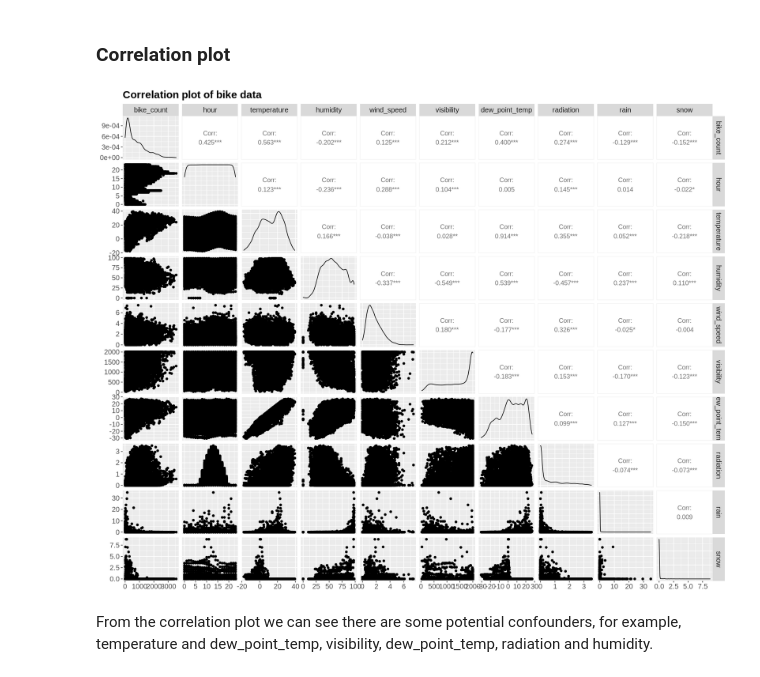
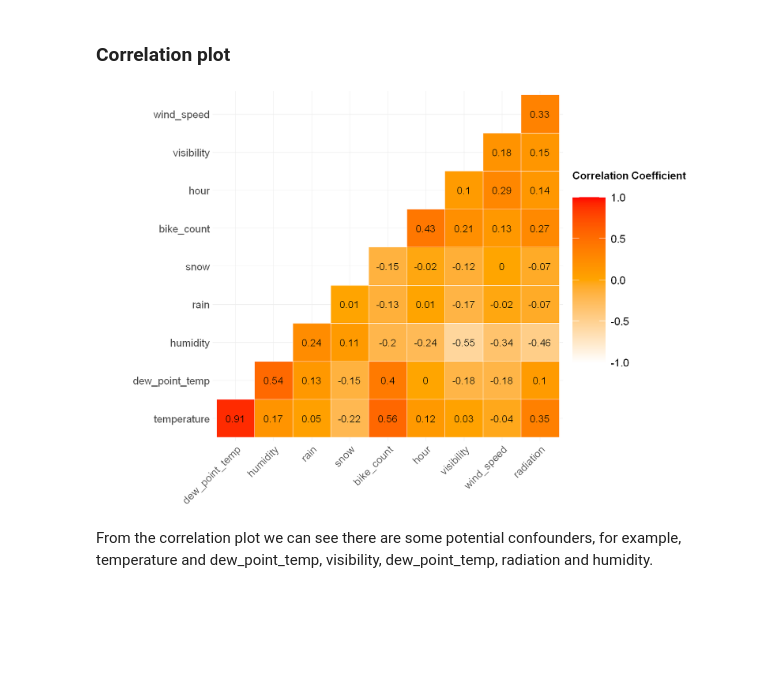
Before and after one commit to omertahi/STAT301-Project, a Jupyter notebook: Project Proposal.ipynb, the cells around one changed output. Cells and saved outputs as stored; diff of their text form; code cells hidden in the pictures; blank space fills up the shorter version.

Commit message:
Fixed Correlation plot

```diff
--- a/Project Proposal.ipynb
+++ b/Project Proposal.ipynb
@@ -44,7 +30,7 @@ The following object is masked from 'package:dplyr':
 url <- "http://archive.ics.uci.edu/ml/machine-learning-databases/00560/SeoulBikeData.csv"
 
 bike_data <-
-    read.csv(url, encoding='utf-8') %>%
+    read.csv(url, encoding = 'utf-8') |>
     setNames(c("date",
                "bike_count",
                "hour",
@@ -58,8 +44,8 @@ bike_data <-
                "snow",
                "season",
                "holiday",
-               "functional_day")) %>%
-    filter(functional_day == "Yes") %>%
+               "functional_day")) |>
+    filter(functional_day == "Yes") |>
     select(-functional_day)
 # %%
 View(head(bike_data))
@@ -76,19 +62,28 @@ A data.frame: 6 × 13
 # %% [markdown]
 ### Correlation plot
 # %%
-options(repr.plot.width = 15, repr.plot.height = 12)
-bike_pair_plots <- bike_data %>%
-  select(- c(date,season,holiday))%>%
-  ggpairs(progress = FALSE) +
-  theme(
-    text = element_text(size = 15),
-    plot.title = element_text(face = "bold"),
-    axis.title = element_text(face = "bold")
-  )+
-  ggtitle("Correlation plot of bike data")
-bike_pair_plots
+options(repr.plot.width = 15, repr.plot.height = 10)
+
+corr_plot <-
+    bike_data |>
+    select(-c(date, season, holiday)) |>
+    cor() |>
+    round(2) |>
+    ggcorrplot(hc.order = TRUE,
+               outline.col = "white",
+               type = "lower",
+               lab = TRUE,
+               lab_size = 6,
+               tl.cex = 18,
+               colors = c("white", "orange", "red"),
+               legend.title = "Correlation Coefficient\n") +
+    theme(legend.title = element_text(size = 18, face = "bold"),
+          legend.text = element_text(size = 18),
+          legend.key.size = unit(2, "cm"))
+
+corr_plot
 # %% [output]
-[figure, old version]
+[figure, new version]
 # %% [markdown]
 From the correlation plot we can see there are some potential confounders, for example, temperature and dew_point_temp, visibility, dew_point_temp, radiation and humidity.
 # %% [markdown]
```
Also changed, not shown: parts of 1 cell of this notebook.
